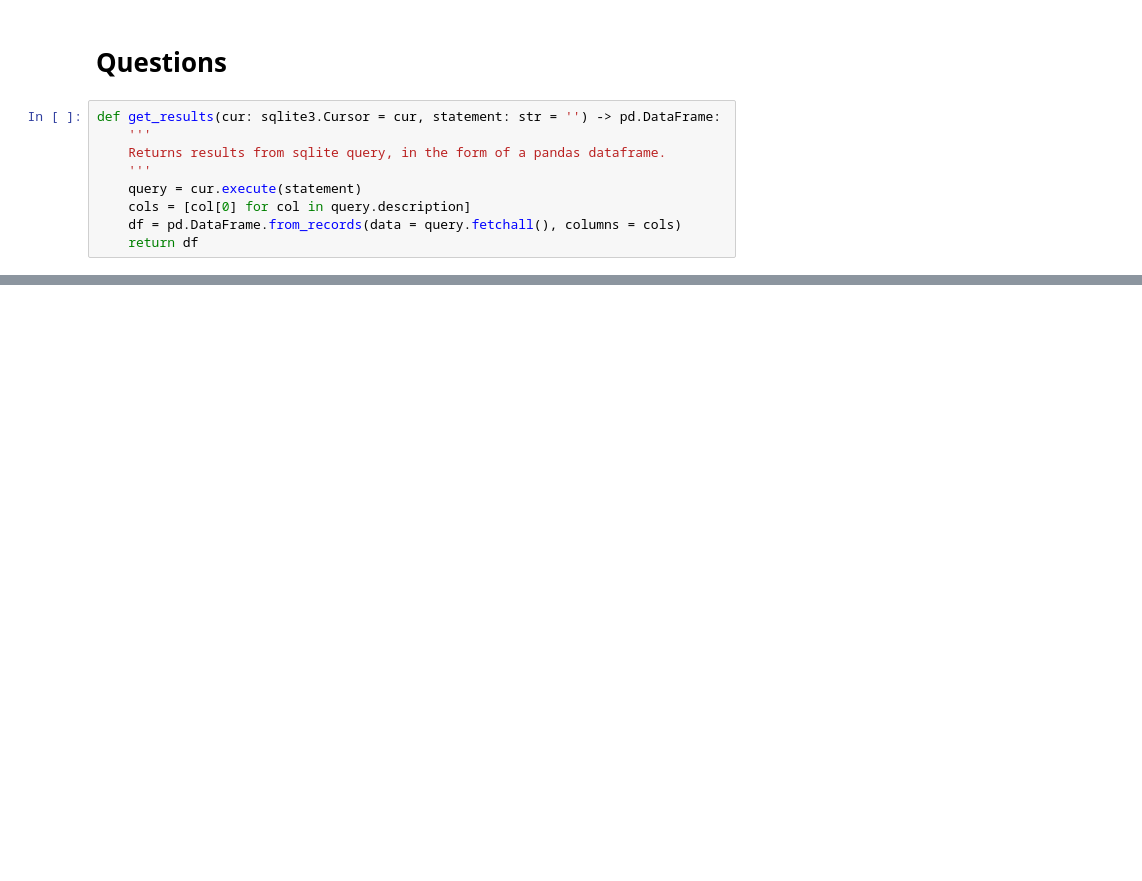
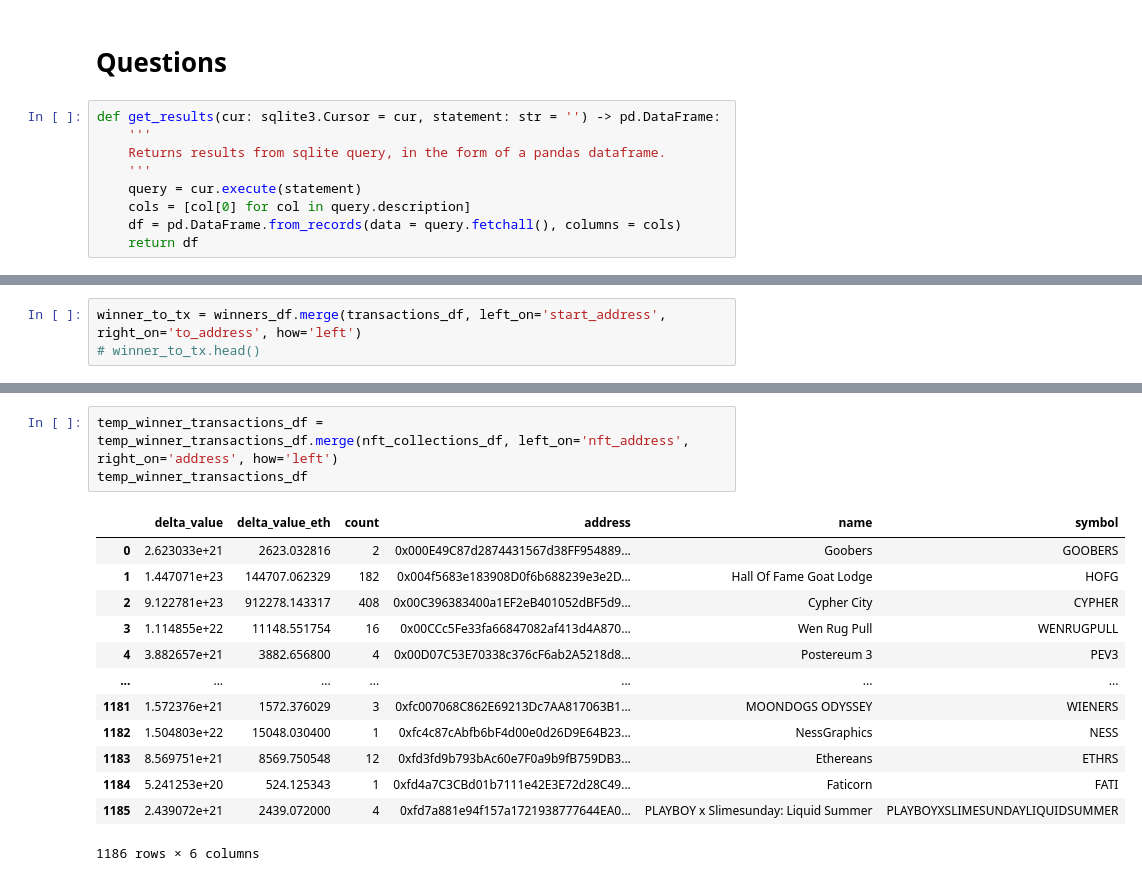
Before and after one commit to shaneluna/nft-analysis, a Jupyter notebook: notebooks/sandbox.ipynb, the cells around one changed output, grey strips where cells are left out. Drawn from its saved outputs; the diff is of its cells as text; blank space fills up the shorter version.

Commit message:
added test notebook to start playing with visualizations

```diff
--- a/notebooks/sandbox.ipynb
+++ b/notebooks/sandbox.ipynb
@@ -159,0 +225,3 @@ df.head()
+# %%
+winner_to_tx = winners_df.merge(transactions_df, left_on='start_address', right_on='to_address', how='left')
+# winner_to_tx.head()
@@ -159,0 +261,17 @@ df.head()
+# %%
+temp_winner_transactions_df = temp_winner_transactions_df.merge(nft_collections_df, left_on='nft_address', right_on='address', how='left')
+temp_winner_transactions_df
+# %% [output]
+|  | delta_value | delta_value_eth | count | address | name | symbol |
+| 0 | 2.623033e+21 | 2623.032816 | 2 | 0x000E49C87d2874431567d38FF954889... | Goobers | GOOBERS |
+| 1 | 1.447071e+23 | 144707.062329 | 182 | 0x004f5683e183908D0f6b688239e3e2D... | Hall Of Fame Goat Lodge | HOFG |
+| 2 | 9.122781e+23 | 912278.143317 | 408 | 0x00C396383400a1EF2eB401052dBF5d9... | Cypher City | CYPHER |
+| 3 | 1.114855e+22 | 11148.551754 | 16 | 0x00CCc5Fe33fa66847082af413d4A870... | Wen Rug Pull | WENRUGPULL |
+| 4 | 3.882657e+21 | 3882.656800 | 4 | 0x00D07C53E70338c376cF6ab2A5218d8... | Postereum 3 | PEV3 |
+| ... | ... | ... | ... | ... | ... | ... |
+| 1181 | 1.572376e+21 | 1572.376029 | 3 | 0xfc007068C862E69213Dc7AA817063B1... | MOONDOGS ODYSSEY | WIENERS |
+| 1182 | 1.504803e+22 | 15048.030400 | 1 | 0xfc4c87cAbfb6bF4d00e0d26D9E64B23... | NessGraphics | NESS |
+| 1183 | 8.569751e+21 | 8569.750548 | 12 | 0xfd3fd9b793bAc60e7F0a9b9fB759DB3... | Ethereans | ETHRS |
+| 1184 | 5.241253e+20 | 524.125343 | 1 | 0xfd4a7C3CBd01b7111e42E3E72d28C49... | Faticorn | FATI |
+| 1185 | 2.439072e+21 | 2439.072000 | 4 | 0xfd7a881e94f157a1721938777644EA0... | PLAYBOY x Slimesunday: Liquid Summer | PLAYBOYXSLIMESUNDAYLIQUIDSUMMER |
+1186 rows × 6 columns
```
Also changed, not shown: parts of 33 cells of this notebook, 2 other files.
